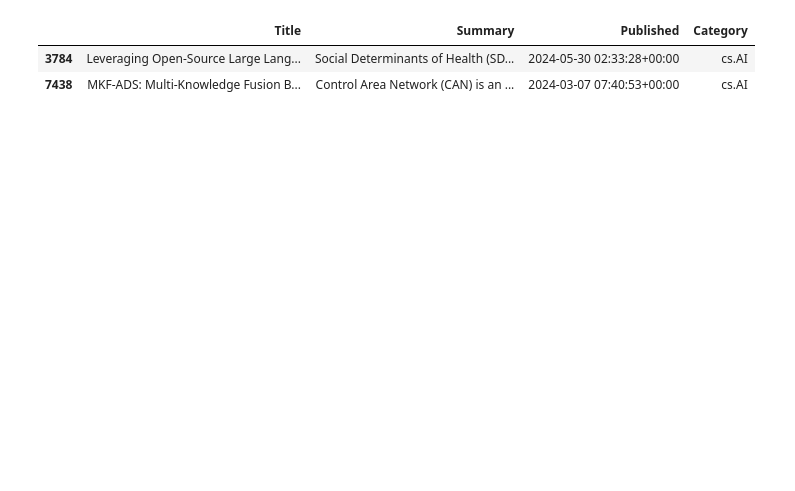
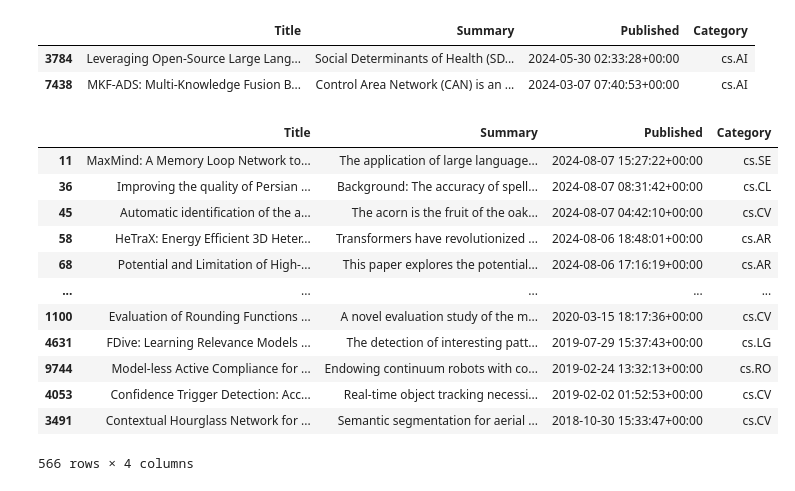
Before and after one commit to wbcmthh42/plp_practice_proj, a Jupyter notebook: arxiv/plp_arvix.ipynb, the cells around one changed output. Saved outputs shown, nothing was run; the diff lists cells and outputs as text; code cells hidden in the pictures; blank space fills up the shorter version.

```diff
--- a/arxiv/plp_arvix.ipynb
+++ b/arxiv/plp_arvix.ipynb
@@ -136,3 +136,19 @@ df[df['Category'].str.contains('AI')][df['Summary'].str.contains('security')]
 |  | Title | Summary | Published | Category |
 | 3784 | Leveraging Open-Source Large Lang... | Social Determinants of Health (SD... | 2024-05-30 02:33:28+00:00 | cs.AI |
 | 7438 | MKF-ADS: Multi-Knowledge Fusion B... | Control Area Network (CAN) is an ... | 2024-03-07 07:40:53+00:00 | cs.AI |
+# %%
+df[(df['Category'].str.contains('cs')) & (~df['Category'].str.contains('physics'))]
+# %% [output]
+|  | Title | Summary | Published | Category |
+| 11 | MaxMind: A Memory Loop Network to... | The application of large language... | 2024-08-07 15:27:22+00:00 | cs.SE |
+| 36 | Improving the quality of Persian ... | Background: The accuracy of spell... | 2024-08-07 08:31:42+00:00 | cs.CL |
+| 45 | Automatic identification of the a... | The acorn is the fruit of the oak... | 2024-08-07 04:42:10+00:00 | cs.CV |
+| 58 | HeTraX: Energy Efficient 3D Heter... | Transformers have revolutionized ... | 2024-08-06 18:48:01+00:00 | cs.AR |
+| 68 | Potential and Limitation of High-... | This paper explores the potential... | 2024-08-06 17:16:19+00:00 | cs.AR |
+| ... | ... | ... | ... | ... |
+| 1100 | Evaluation of Rounding Functions ... | A novel evaluation study of the m... | 2020-03-15 18:17:36+00:00 | cs.CV |
+| 4631 | FDive: Learning Relevance Models ... | The detection of interesting patt... | 2019-07-29 15:37:43+00:00 | cs.LG |
+| 9744 | Model-less Active Compliance for ... | Endowing continuum robots with co... | 2019-02-24 13:32:13+00:00 | cs.RO |
+| 4053 | Confidence Trigger Detection: Acc... | Real-time object tracking necessi... | 2019-02-02 01:52:53+00:00 | cs.CV |
+| 3491 | Contextual Hourglass Network for ... | Semantic segmentation for aerial ... | 2018-10-30 15:33:47+00:00 | cs.CV |
+566 rows × 4 columns
```
